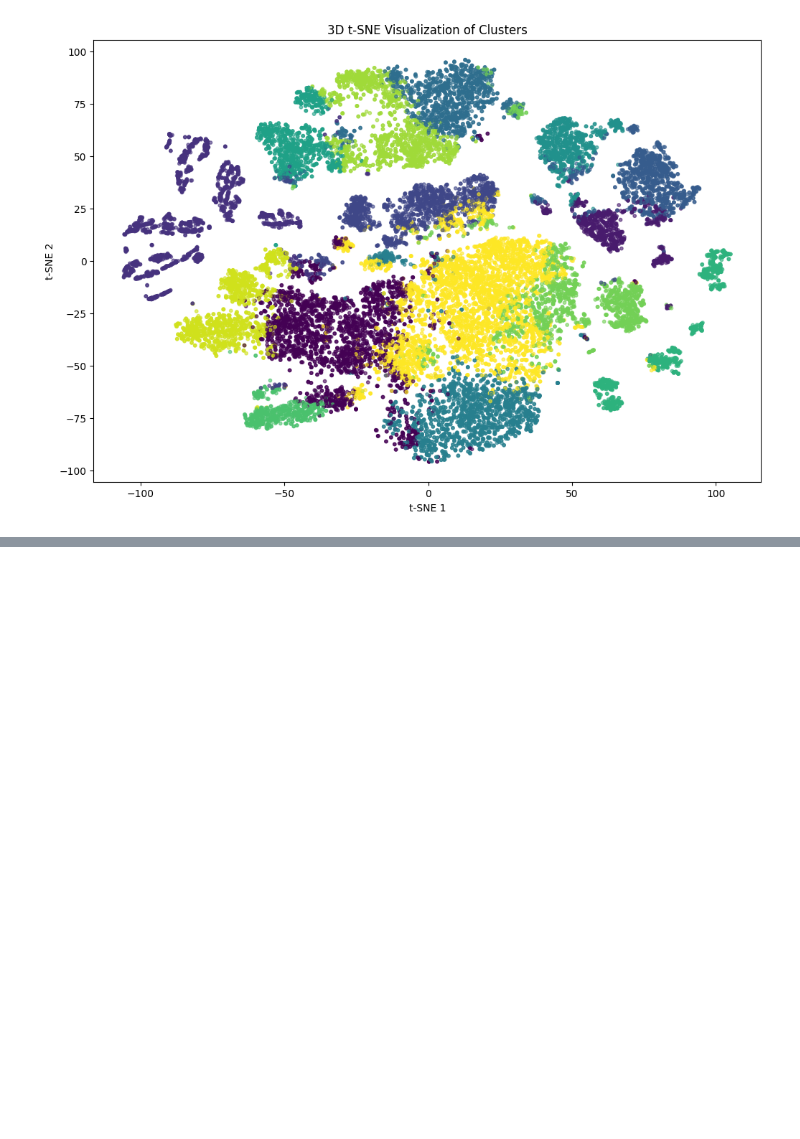
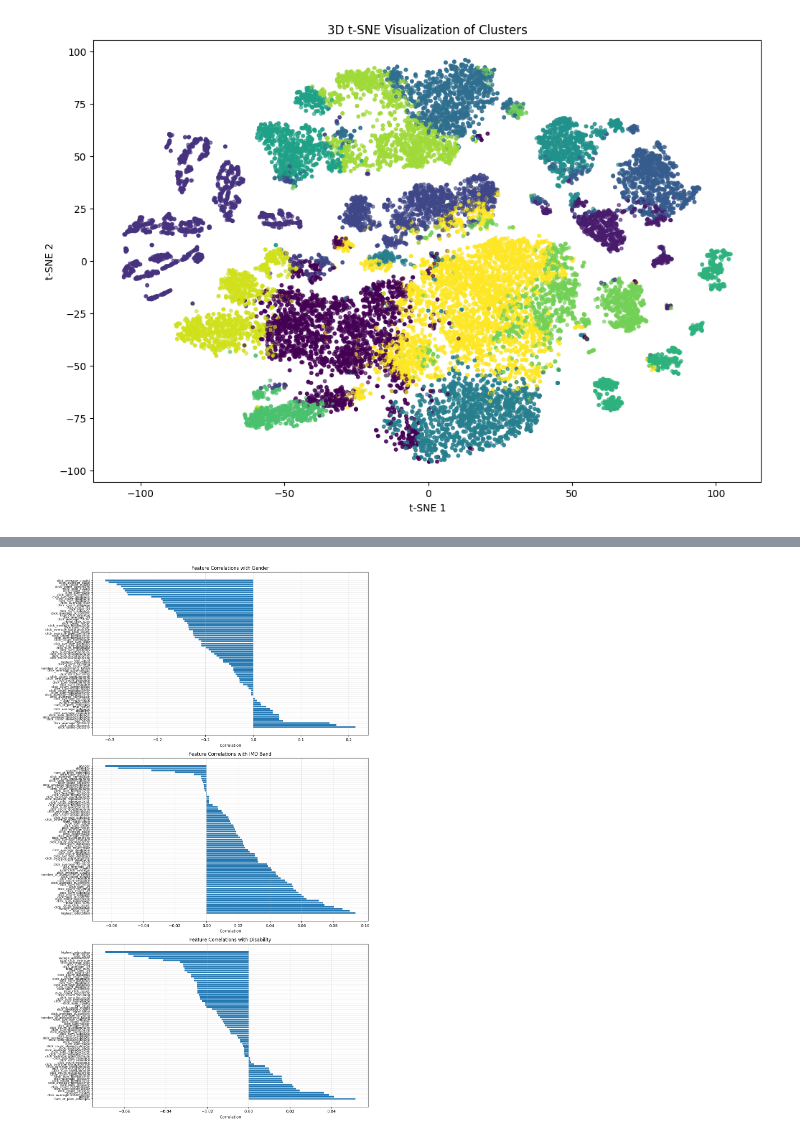
Before and after one commit to JacobRhys/FAIDM_group, a Jupyter notebook: clustering/KMeans transformed.ipynb, the cells around one changed output, grey strips where cells are left out. Cells and saved outputs as stored; diff of their text form; code cells hidden in the pictures; blank space fills up the shorter version.

```diff
--- a/clustering/KMeans transformed.ipynb
+++ b/clustering/KMeans transformed.ipynb
@@ -270,0 +308,35 @@ Name: final_result, dtype: float64
+# %%
+# Create three plots showing correlations with gender, imd_band, and disability for all students
+fig, axes = plt.subplots(3, 1, figsize=(12, 20))
+
+# Plot 1: Gender correlations
+gender_corr = data_with_clusters.drop(columns=['cluster']).corrwith(data_with_clusters['gender']).drop('gender').sort_values(ascending=False)
+axes[0].barh(range(len(gender_corr)), gender_corr.values)
+axes[0].set_yticks(range(len(gender_corr)))
+axes[0].set_yticklabels(gender_corr.index, fontsize=8)
+axes[0].set_xlabel('Correlation')
+axes[0].set_title('Feature Correlations with Gender')
+axes[0].grid(alpha=0.3)
+
+# Plot 2: IMD Band correlations
+imd_corr = data_with_clusters.drop(columns=['cluster']).corrwith(data_with_clusters['imd_band']).drop('imd_band').sort_values(ascending=False)
+axes[1].barh(range(len(imd_corr)), imd_corr.values)
+axes[1].set_yticks(range(len(imd_corr)))
+axes[1].set_yticklabels(imd_corr.index, fontsize=8)
+axes[1].set_xlabel('Correlation')
+axes[1].set_title('Feature Correlations with IMD Band')
+axes[1].grid(alpha=0.3)
+
+# Plot 3: Disability correlations
+disability_corr = data_with_clusters.drop(columns=['cluster']).corrwith(data_with_clusters['disability']).drop('disability').sort_values(ascending=False)
+axes[2].barh(range(len(disability_corr)), disability_corr.values)
+axes[2].set_yticks(range(len(disability_corr)))
+axes[2].set_yticklabels(disability_corr.index, fontsize=8)
+axes[2].set_xlabel('Correlation')
+axes[2].set_title('Feature Correlations with Disability')
+axes[2].grid(alpha=0.3)
+
+plt.tight_layout()
+plt.show()
+# %% [output]
+[figure, added]
```
Also changed, not shown: parts of 12 cells of this notebook, 2 other files.
